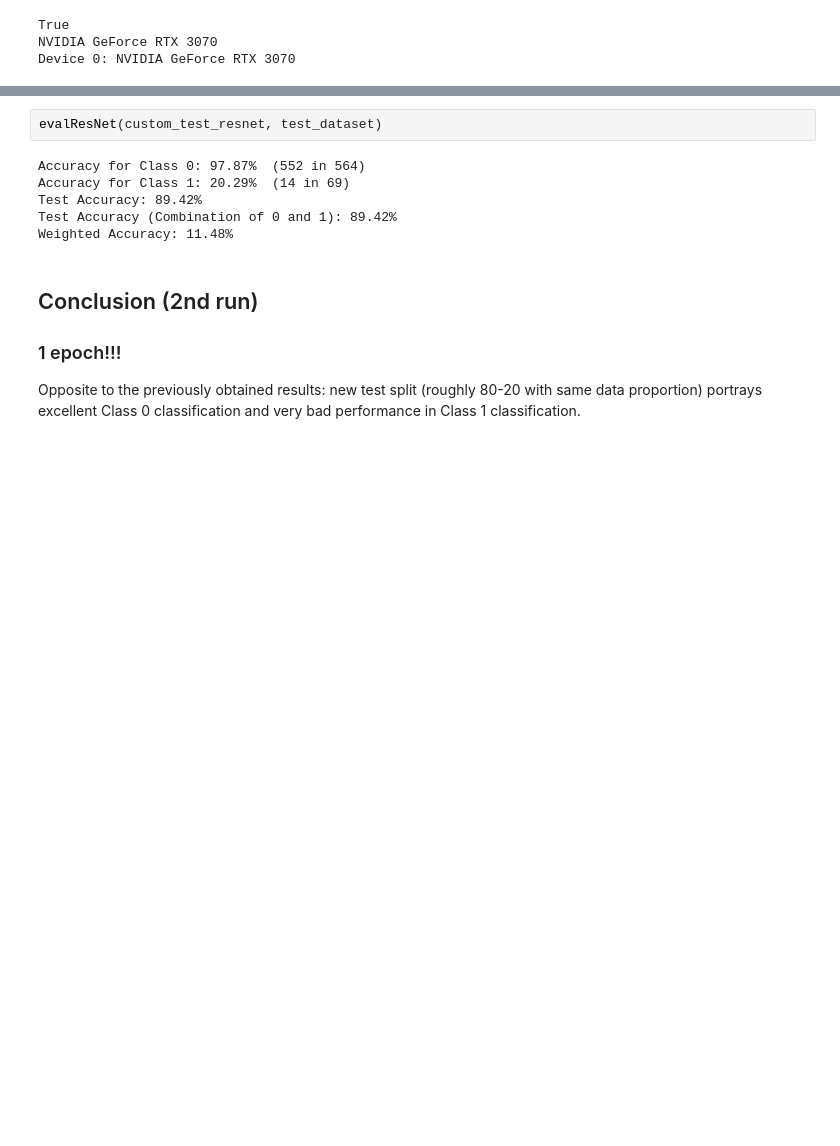
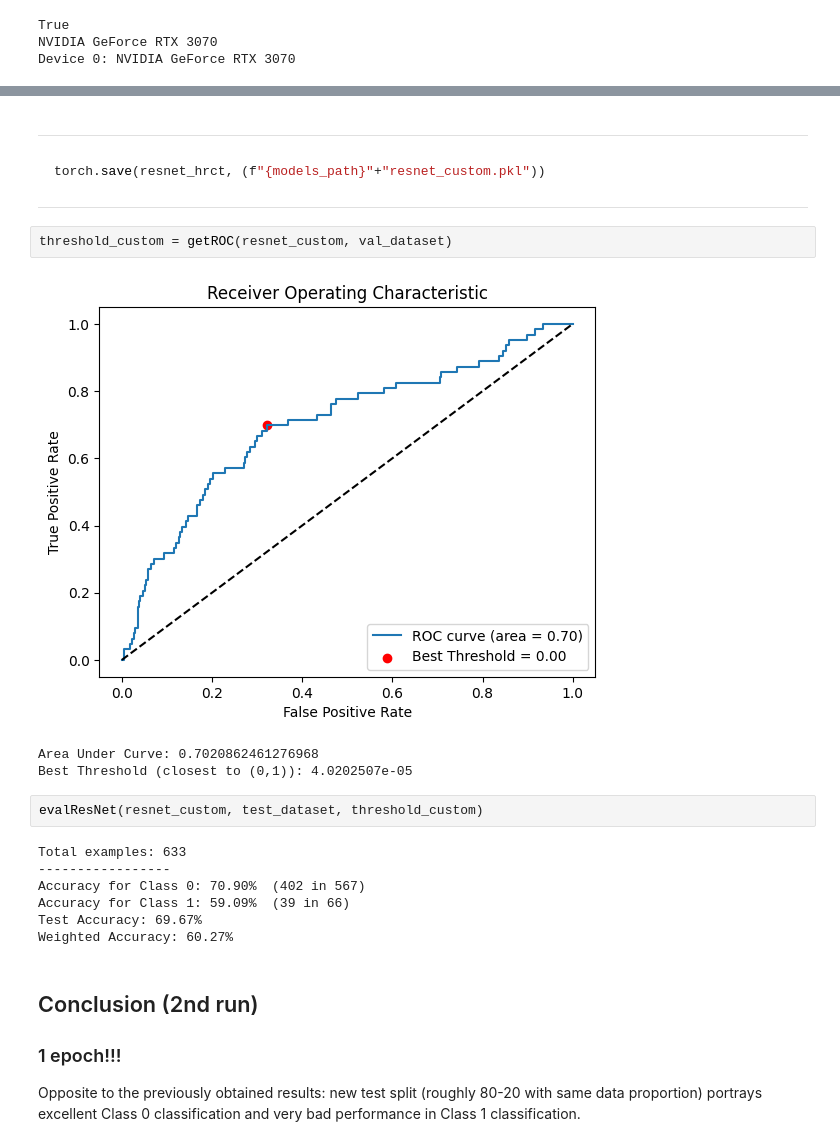
Before and after one commit to rafael-andre1/AI-for-Interstitial-Lung-Disease-Classification, a Jupyter notebook: 3 - resnetTesting/resnetEval.ipynb, the cells around one changed output, grey strips where cells are left out. Saved outputs shown, nothing was run; the diff lists cells and outputs as text; blank space fills up the shorter version.

````diff
--- a/3 - resnetTesting/resnetEval.ipynb
+++ b/3 - resnetTesting/resnetEval.ipynb
@@ -653,11 +663,26 @@ torch.save(custom_test_resnet.state_dict(), save_path)
+# %% [markdown]
+---
+
+```py
+torch.save(resnet_hrct, (f"{models_path}"+"resnet_custom.pkl"))
+```
+
+---
+# %%
+threshold_custom = getROC(resnet_custom, val_dataset)
+# %% [output]
+[figure, added]
+Area Under Curve: 0.7020862461276968
+Best Threshold (closest to (0,1)): 4.0202507e-05
 # %%
-evalResNet(custom_test_resnet, test_dataset)
+evalResNet(resnet_custom, test_dataset, threshold_custom)
 # %% [output]
-Accuracy for Class 0: 97.87%  (552 in 564)
-Accuracy for Class 1: 20.29%  (14 in 69)
-Test Accuracy: 89.42%
-Test Accuracy (Combination of 0 and 1): 89.42%
-Weighted Accuracy: 11.48%
+Total examples: 633
+-----------------
+Accuracy for Class 0: 70.90%  (402 in 567)
+Accuracy for Class 1: 59.09%  (39 in 66)
+Test Accuracy: 69.67%
+Weighted Accuracy: 60.27%
 # %% [markdown]
 ## Conclusion (2nd run)
 
````
Also changed, not shown: parts of 18 cells of this notebook.
